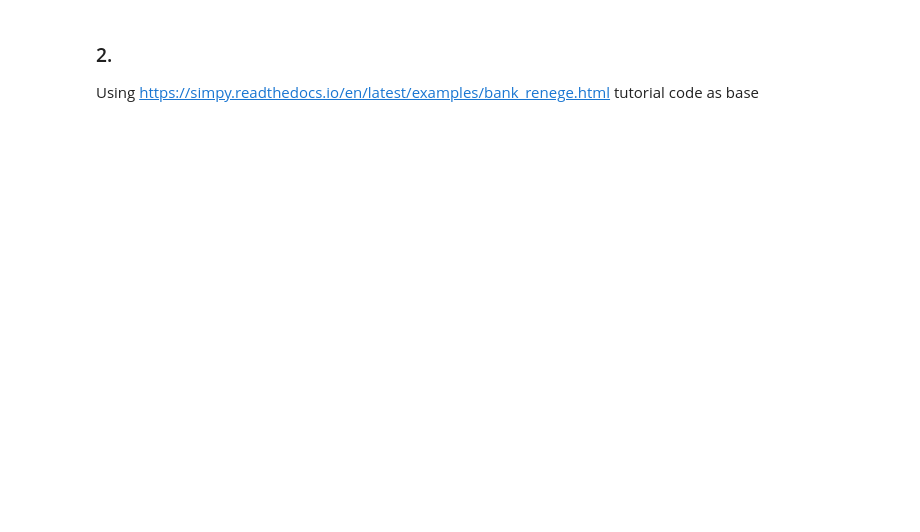
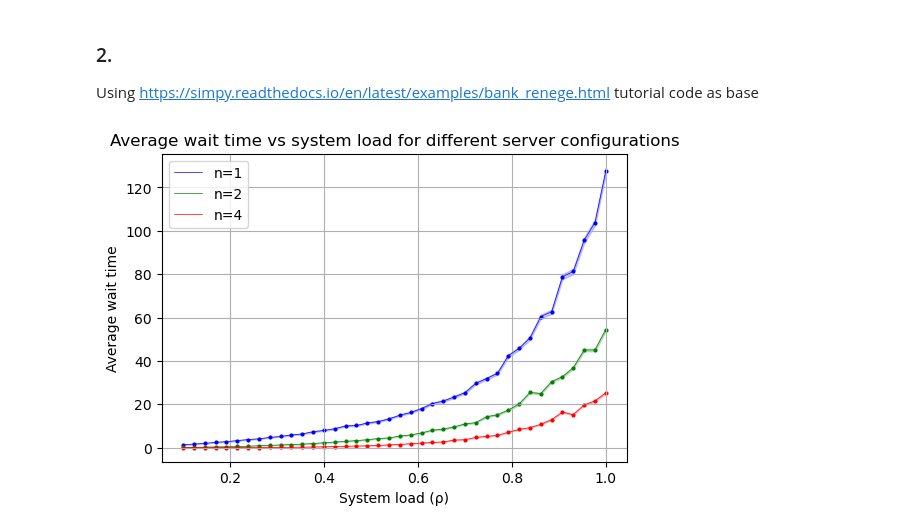
Before and after one commit to jonas4climate/ss-assignment-2, a Jupyter notebook: CalvinLaw_11306734_RaymondZhang_14865904_JonasSchaefer_14039982_2.ipynb, the cells around one changed output. Drawn from its saved outputs; the diff is of its cells as text; code cells hidden in the pictures; blank space fills up the shorter version.

```diff
--- a/CalvinLaw_11306734_RaymondZhang_14865904_JonasSchaefer_14039982_2.ipynb
+++ b/CalvinLaw_11306734_RaymondZhang_14865904_JonasSchaefer_14039982_2.ipynb
@@ -292,35 +294,37 @@ def power_analysis_by_rhos_and_service_pdfs(rhos, pdfs, mu, sim_time, n_sim, pai
 
             # Perform power analysis
             n_needed = TTestIndPower().solve_power(effect_size=d_effect_size, alpha=alpha, power=power,
                                 ratio=1, alternative='two-sided')
             if print_out:
                 print(f'Sample size needed for {pair} at {rho}: {n_needed:.0f}')
             ns_needed.append((pair, rho, n_needed))
     return ns_needed
 
 # Set parameters
 MU = 1 / SERVICE_TIME
 rhos = np.linspace(0.1, 1.0, 40)
-n_sim = 500
+n_sim = 250
 # margin_of_error = 0.2  # Define your margin of error
-pdfs = [1, 2, 4]
+ns = [1, 2, 4]
 
-simulation_results = {n: [] for n in pdfs}
+simulation_results = {n: [] for n in ns}
 plt.figure(figsize=(6, 4))
-for i, n in enumerate(pdfs):
+for i, n in enumerate(ns):
     simulation_results[n] = simulate_experiments_by_rhos_and_n(n, rhos, MU, math.inf, n_sim, ci=0.997)
     avg_wait_times = [result[1] for result in simulation_results[n]]
     conf_intervals = [result[3] for result in simulation_results[n]]
     lower, upper = zip(*conf_intervals)
     plt.scatter(rhos, avg_wait_times, s=4, color=COLORS[i])
     plt.plot(rhos, avg_wait_times, label=f'n={n}', color=COLORS[i], linewidth=0.5)
     plt.fill_between(rhos, lower, upper, alpha=0.2, color=COLORS[i])
 
 plt.xlabel('System load (ρ)')
 plt.ylabel('Average wait time')
 plt.title('Average wait time vs system load for different server configurations')
 plt.legend()
 plt.grid(True)
 plt.savefig(f'{SAVE_DIR}/avg_wait_time_vs_rho.png', dpi=300)
 plt.show()
+# %% [output]
+[figure, added]
 # %%
```
Also changed, not shown: parts of 6 cells of this notebook, 5 other files.
